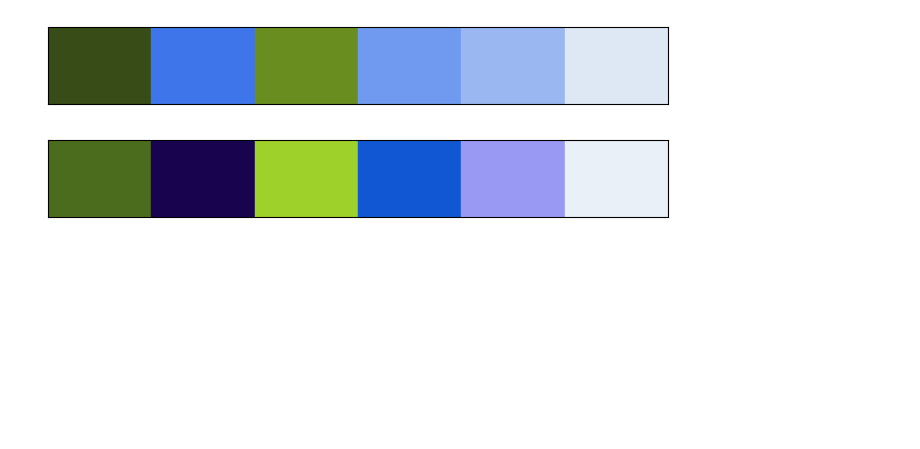
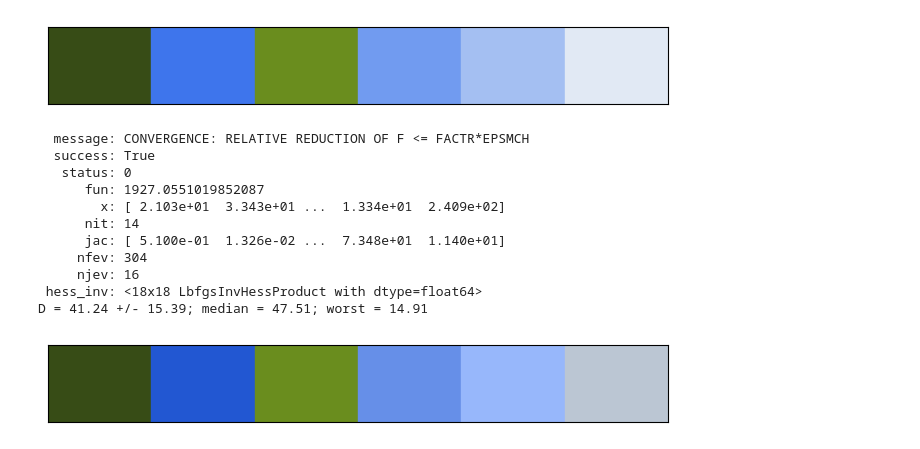
Before and after one commit to nj-vs-vh/colorpalettes, a Jupyter notebook: demo/optimized_pallette.ipynb, the cells around one changed output. Cells and saved outputs as stored; diff of their text form; code cells hidden in the pictures; blank space fills up the shorter version.

```diff
--- a/demo/optimized_pallette.ipynb
+++ b/demo/optimized_pallette.ipynb
@@ -32,12 +32,25 @@ palette.plot_colors();
 # %%
 optimized = optimize_colorset(
     palette,
     config=ColorsetOptimizationConfig(
-        saturation_valley=(70, 10),
-        lightness_valley=(70, 10),
-        global_constraints_weight=1,
+        # chroma_valley=(70, 10),
+        # lightness_valley=(70, 10),
+        # global_constraints_weight=1,
+        verbose=True,
     ),
 )
+optimized.print_distance_stats()
 optimized.plot_colors();
 # %% [output]
+  message: CONVERGENCE: RELATIVE REDUCTION OF F <= FACTR*EPSMCH
+  success: True
+   status: 0
+      fun: 1927.0551019852087
+        x: [ 2.103e+01  3.343e+01 ...  1.334e+01  2.409e+02]
+      nit: 14
+      jac: [ 5.100e-01  1.326e-02 ...  7.348e+01  1.140e+01]
+     nfev: 304
+     njev: 16
+ hess_inv: <18x18 LbfgsInvHessProduct with dtype=float64>
+D = 41.24 +/- 15.39; median = 47.51; worst = 14.91
-[figure, old version]
+[figure, new version]
```
Also changed, not shown: parts of 5 cells of this notebook, 7 other files.
